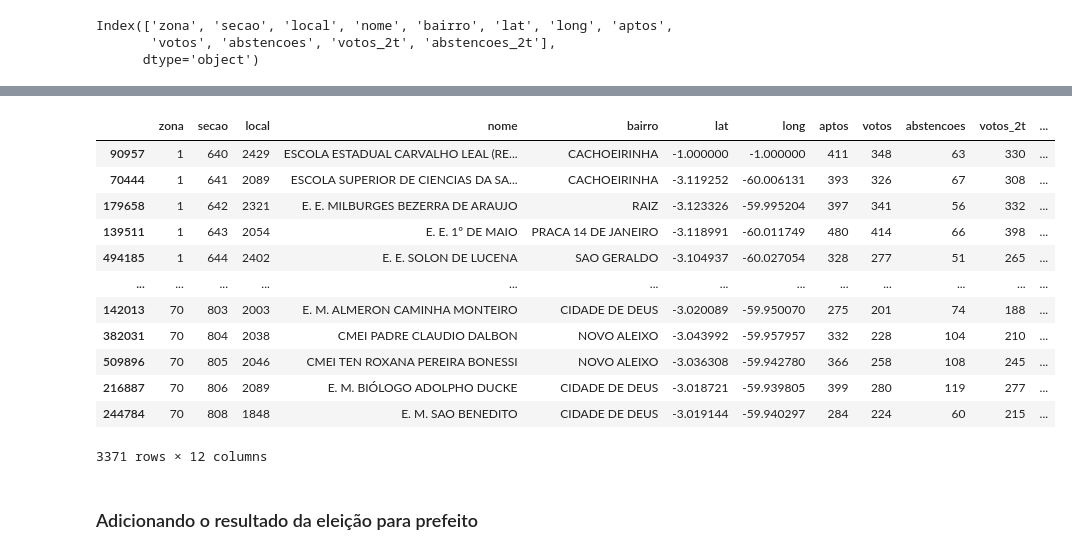
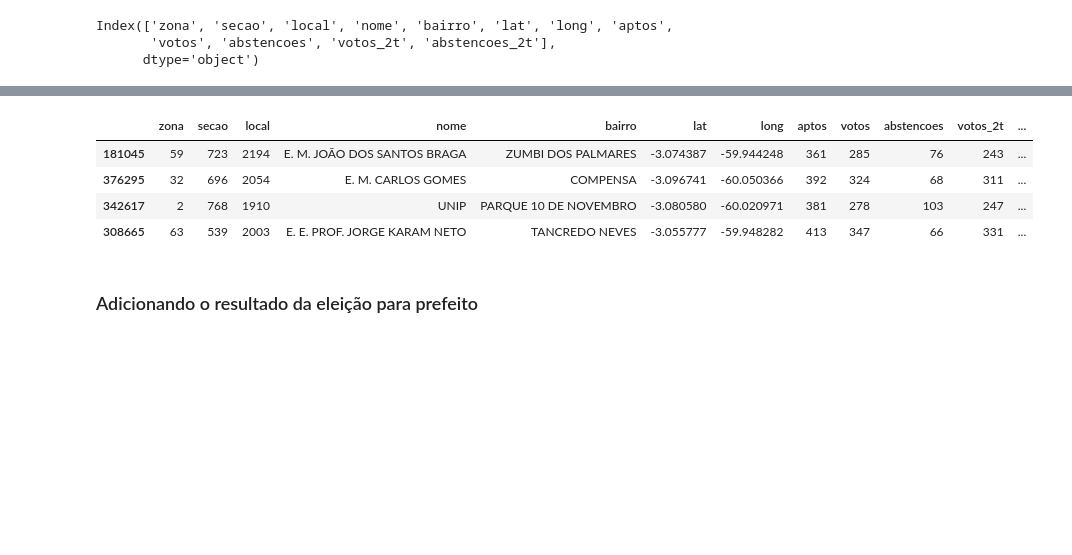
Before and after one commit to bmnds/uea-data-science-04-data-processing, a Jupyter notebook: trabalho-final/Notebook_ETL.ipynb, the cells around one changed output, grey strips where cells are left out. Cells and saved outputs as stored; diff of their text form; code cells hidden in the pictures; blank space fills up the shorter version.

```diff
--- a/trabalho-final/Notebook_ETL.ipynb
+++ b/trabalho-final/Notebook_ETL.ipynb
@@ -598,0 +594,3 @@ df_final
+# %%
+df_secoes_final = df_escolas.copy()
+df_secoes_final.sample(5)
@@ -644,9 +642,9 @@ def get_total_votos(row):
 def get_total_abstencoes(row):
   return df.loc[row['zona'], row['secao']].loc['abstencoes'].loc[426]
 
-df_final['aptos'] = df_final.apply(get_total_aptos, axis=1)
-df_final['votos'] = df_final.apply(get_total_votos, axis=1)
-df_final['abstencoes'] = df_final.apply(get_total_abstencoes, axis=1)
-df_final
+df_secoes_final['aptos'] = df_secoes_final.apply(get_total_aptos, axis=1)
+df_secoes_final['votos'] = df_secoes_final.apply(get_total_votos, axis=1)
+df_secoes_final['abstencoes'] = df_secoes_final.apply(get_total_abstencoes, axis=1)
+df_secoes_final.sample(4)
 # %% [output]
 |  | zona | secao | local | nome | bairro | lat | long | aptos | votos | abstencoes | votos_2t | ... |
@@ -665,26 +655,18 @@ df_final
 # %%
 def get_total_votos_2t(row):
   return df.loc[row['zona'], row['secao']].loc['votos'].loc[427]
 
 def get_total_abstencoes_2t(row):
   return df.loc[row['zona'], row['secao']].loc['abstencoes'].loc[427]
 
-df_final['votos_2t'] = df_final.apply(get_total_votos_2t, axis=1)
-df_final['abstencoes_2t'] = df_final.apply(get_total_abstencoes_2t, axis=1)
-df_final
+df_secoes_final['votos_2t'] = df_secoes_final.apply(get_total_votos_2t, axis=1)
+df_secoes_final['abstencoes_2t'] = df_secoes_final.apply(get_total_abstencoes_2t, axis=1)
+df_secoes_final.sample(4)
 # %% [output]
 |  | zona | secao | local | nome | bairro | lat | long | aptos | votos | abstencoes | votos_2t | ... |
-| 90957 | 1 | 640 | 2429 | ESCOLA ESTADUAL CARVALHO LEAL (RE... | CACHOEIRINHA | -1.000000 | -1.000000 | 411 | 348 | 63 | 330 | ... |
-| 70444 | 1 | 641 | 2089 | ESCOLA SUPERIOR DE CIENCIAS DA SA... | CACHOEIRINHA | -3.119252 | -60.006131 | 393 | 326 | 67 | 308 | ... |
-| 179658 | 1 | 642 | 2321 | E. E. MILBURGES BEZERRA DE ARAUJO | RAIZ | -3.123326 | -59.995204 | 397 | 341 | 56 | 332 | ... |
-| 139511 | 1 | 643 | 2054 | E. E. 1º DE MAIO | PRACA 14 DE JANEIRO | -3.118991 | -60.011749 | 480 | 414 | 66 | 398 | ... |
-| 494185 | 1 | 644 | 2402 | E. E. SOLON DE LUCENA | SAO GERALDO | -3.104937 | -60.027054 | 328 | 277 | 51 | 265 | ... |
-| ... | ... | ... | ... | ... | ... | ... | ... | ... | ... | ... | ... | ... |
-| 142013 | 70 | 803 | 2003 | E. M. ALMERON CAMINHA MONTEIRO | CIDADE DE DEUS | -3.020089 | -59.950070 | 275 | 201 | 74 | 188 | ... |
-| 382031 | 70 | 804 | 2038 | CMEI PADRE CLAUDIO DALBON | NOVO ALEIXO | -3.043992 | -59.957957 | 332 | 228 | 104 | 210 | ... |
-| 509896 | 70 | 805 | 2046 | CMEI TEN ROXANA PEREIRA BONESSI | NOVO ALEIXO | -3.036308 | -59.942780 | 366 | 258 | 108 | 245 | ... |
-| 216887 | 70 | 806 | 2089 | E. M. BIÓLOGO ADOLPHO DUCKE | CIDADE DE DEUS | -3.018721 | -59.939805 | 399 | 280 | 119 | 277 | ... |
-| 244784 | 70 | 808 | 1848 | E. M. SAO BENEDITO | CIDADE DE DEUS | -3.019144 | -59.940297 | 284 | 224 | 60 | 215 | ... |
+| 181045 | 59 | 723 | 2194 | E. M. JOÃO DOS SANTOS BRAGA | ZUMBI DOS PALMARES | -3.074387 | -59.944248 | 361 | 285 | 76 | 243 | ... |
+| 376295 | 32 | 696 | 2054 | E. M. CARLOS GOMES | COMPENSA | -3.096741 | -60.050366 | 392 | 324 | 68 | 311 | ... |
+| 342617 | 2 | 768 | 1910 | UNIP | PARQUE 10 DE NOVEMBRO | -3.080580 | -60.020971 | 381 | 278 | 103 | 247 | ... |
+| 308665 | 63 | 539 | 2003 | E. E. PROF. JORGE KARAM NETO | TANCREDO NEVES | -3.055777 | -59.948282 | 413 | 347 | 66 | 331 | ... |
-3371 rows × 12 columns
 # %% [markdown]
 ### Adicionando o resultado da eleição para prefeito
```
Also changed, not shown: parts of 53 cells of this notebook.
